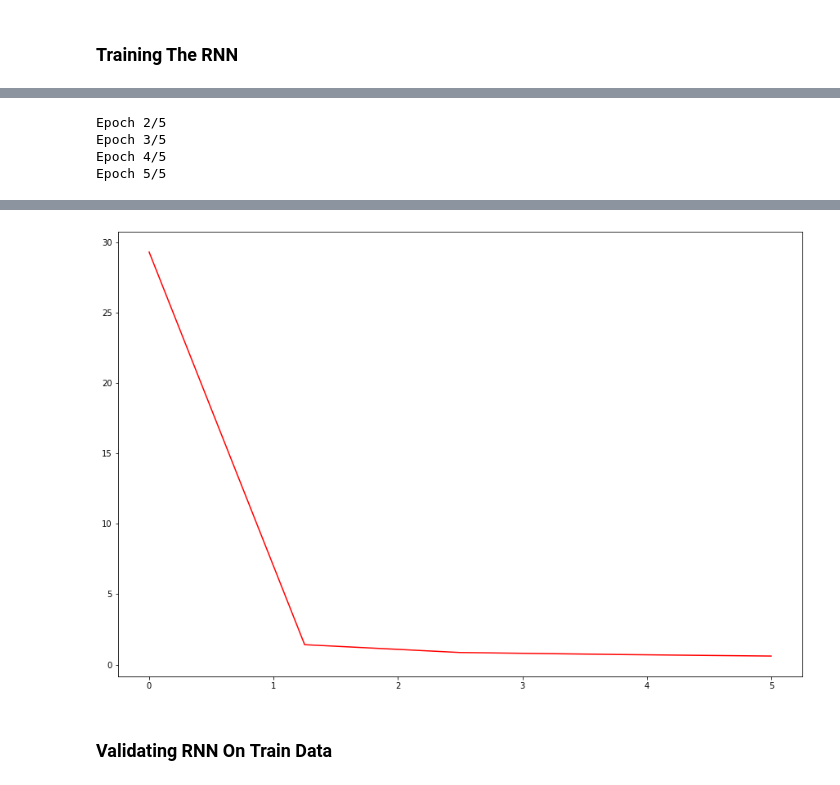
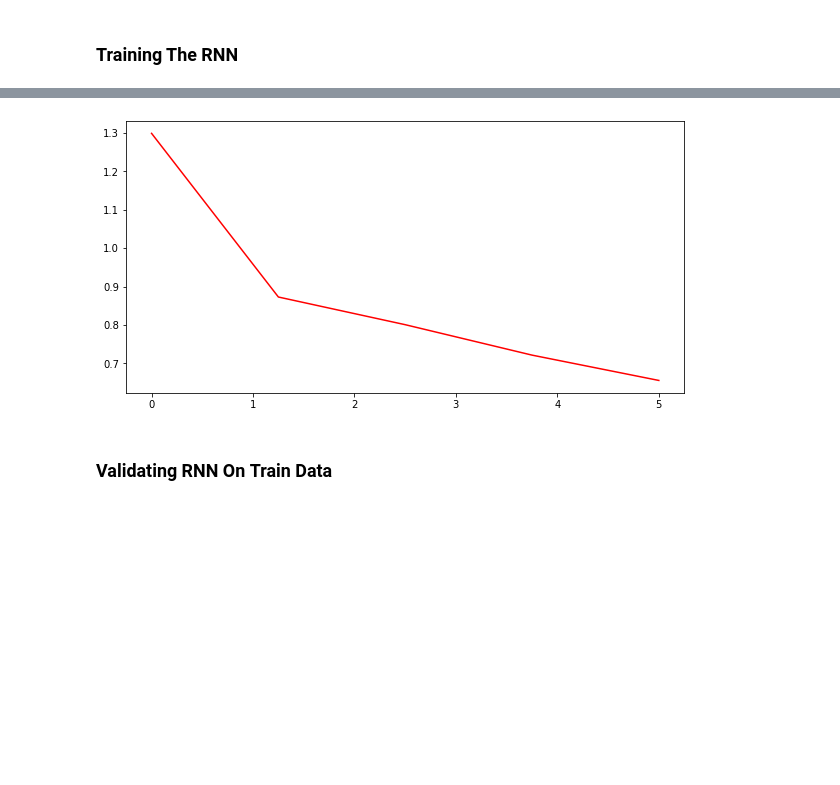
Before and after one commit to ParkerH98/OklahomaStateUniversity, a Jupyter notebook: MovieRatings.ipynb, the cells around one changed output, grey strips where cells are left out. Saved outputs shown, nothing was run; the diff lists cells and outputs as text; code cells hidden in the pictures; blank space fills up the shorter version.

```diff
--- a/MovieRatings.ipynb
+++ b/MovieRatings.ipynb
@@ -244,34 +254,34 @@ model_RNN = tf.keras.Sequential([
     encoder,
     Layer.Embedding(
         input_dim=len(encoder.get_vocabulary()),
-        output_dim=400),
-    Layer.SimpleRNN(200, activation='selu'),
-    Layer.Dense(60, activation='selu'),
-    Layer.Dense(20, activation='selu'),
-    Layer.Dense(60, activation='selu'),
-    Layer.Dense(80, activation='selu'),
+        output_dim=450),
+    Layer.SimpleRNN(200, activation='relu'),
+    Layer.Dense(60, activation='relu'),
+    Layer.Dense(20, activation='relu'),
+    # Layer.Dense(60, activation='relu'),
+    # Layer.Dense(80, activation='relu'),
     Layer.Dense(1)
 ])
 
 # model_RNN.summary()
 
 model_RNN.compile(loss=tf.keras.losses.MeanSquaredError(),
-                  optimizer=tf.keras.optimizers.RMSprop(1e-4))
+                  optimizer=tf.keras.optimizers.RMSprop(.002))
 # %% [markdown]
 ### Training The RNN
 # %%
 history = model_RNN.fit(
     x_train,
     y_train,
-    batch_size=256,
-    epochs=5,
-    verbose=5)
+    batch_size=512,
+    epochs=,
+    verbose=1)
 
 score = model_RNN.evaluate(x_test, y_test)
 print('Test loss:', score)
 
 loss_history = history.history['loss']
-plot.figure(figsize=[15, 10])
+plot.figure(figsize=[10, 5])
 iterations, = plot.plot(np.linspace(
     0, len(loss_history), len(loss_history)), loss_history, color='red')
 plot.show()
@@ -281,4 +300,0 @@ Epoch 1/5
-Epoch 2/5
-Epoch 3/5
-Epoch 4/5
-Epoch 5/5
@@ -288,4 +301,4 @@ Test loss: 1.0261101722717285
-[figure, old version]
+[figure, new version]
 # %% [markdown]
 ### Validating RNN On **Train** Data
 # %%
```
Also changed, not shown: parts of 15 cells of this notebook, 2 other files.
